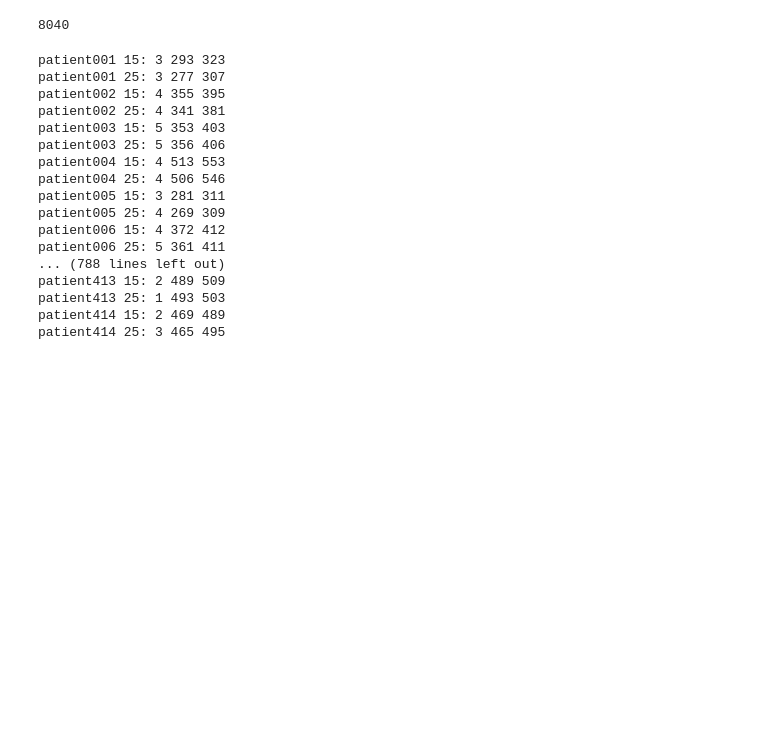
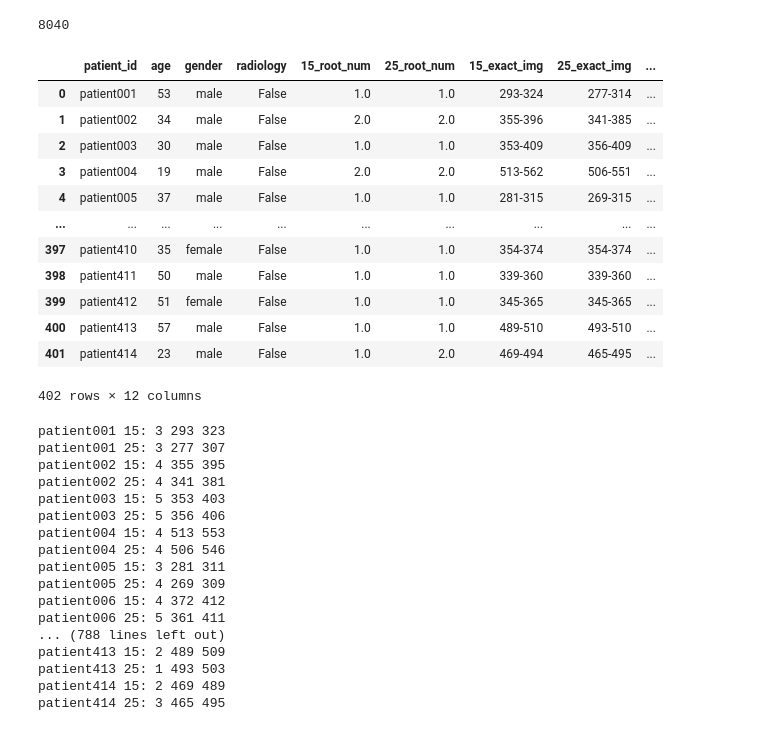
Before and after one commit to azgarian/rootNumberDetection, a Jupyter notebook: scripts/crop_image.ipynb, the cells around one changed output. Saved outputs shown, nothing was run; the diff lists cells and outputs as text; code cells hidden in the pictures; blank space fills up the shorter version.

```diff
--- a/scripts/crop_image.ipynb
+++ b/scripts/crop_image.ipynb
@@ -24,6 +24,22 @@ info.shape
 402*20
 # %% [output]
 8040
+# %%
+info
+# %% [output]
+|  | patient_id | age | gender | radiology | 15_root_num | 25_root_num | 15_exact_img | 25_exact_img | ... |
+| 0 | patient001 | 53 | male | False | 1.0 | 1.0 | 293-324 | 277-314 | ... |
+| 1 | patient002 | 34 | male | False | 2.0 | 2.0 | 355-396 | 341-385 | ... |
+| 2 | patient003 | 30 | male | False | 1.0 | 1.0 | 353-409 | 356-409 | ... |
+| 3 | patient004 | 19 | male | False | 2.0 | 2.0 | 513-562 | 506-551 | ... |
+| 4 | patient005 | 37 | male | False | 1.0 | 1.0 | 281-315 | 269-315 | ... |
+| ... | ... | ... | ... | ... | ... | ... | ... | ... | ... |
+| 397 | patient410 | 35 | female | False | 1.0 | 1.0 | 354-374 | 354-374 | ... |
+| 398 | patient411 | 50 | male | False | 1.0 | 1.0 | 339-360 | 339-360 | ... |
+| 399 | patient412 | 51 | female | False | 1.0 | 1.0 | 345-365 | 345-365 | ... |
+| 400 | patient413 | 57 | male | False | 1.0 | 1.0 | 489-510 | 493-510 | ... |
+| 401 | patient414 | 23 | male | False | 1.0 | 2.0 | 469-494 | 465-495 | ... |
+402 rows × 12 columns
 # %%
 for patient in info["patient_id"]:
     patient_dir = os.path.join(image_dir, patient)
```
Also changed, not shown: parts of 1 cell of this notebook, 3 other files.
